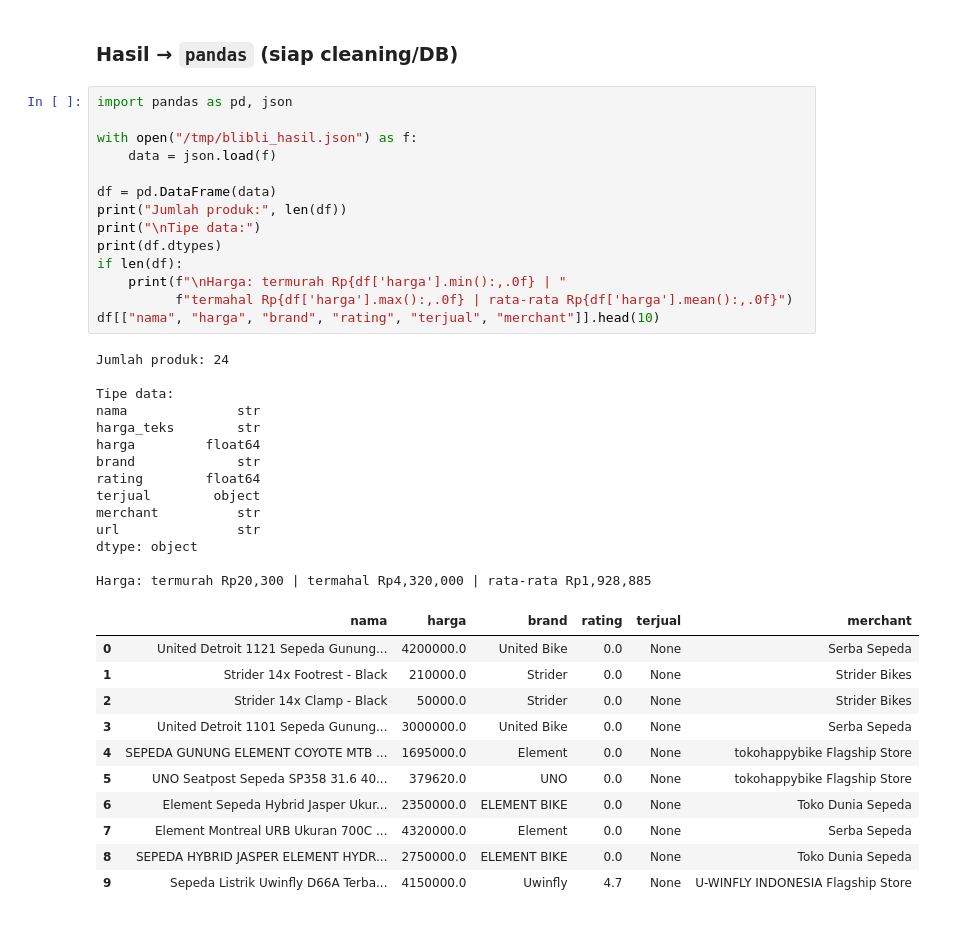
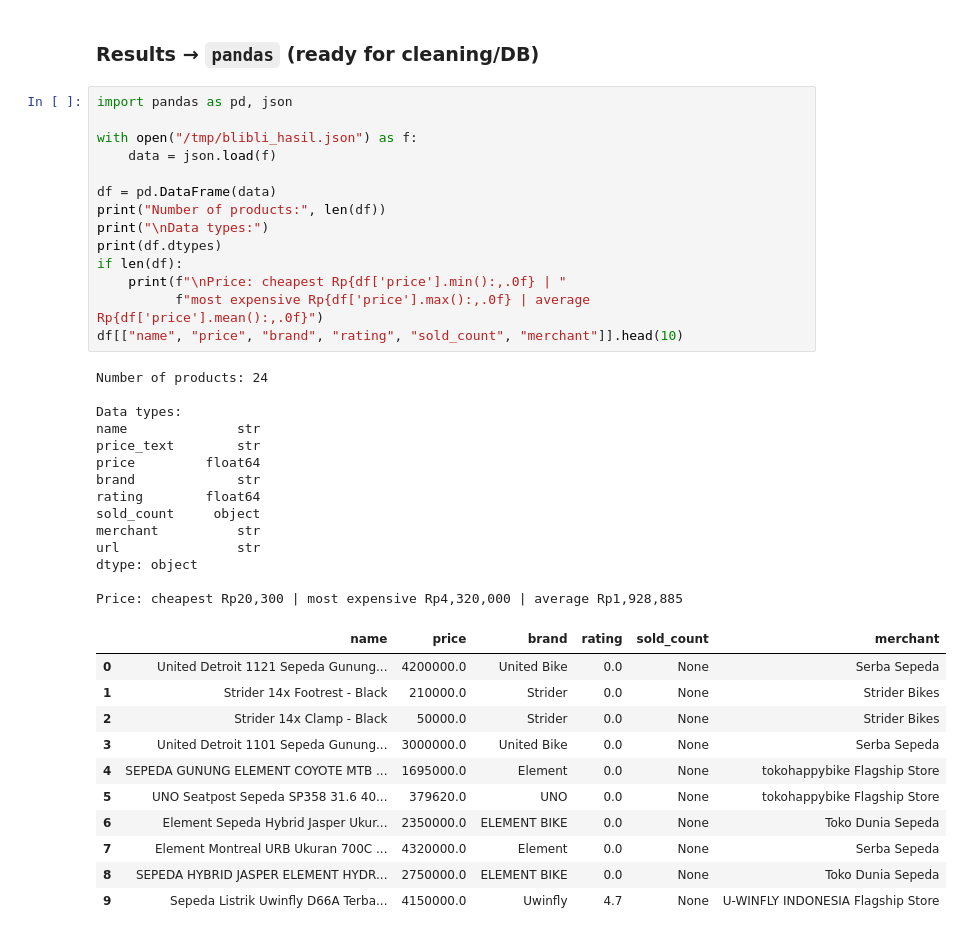
Before and after one commit to thosangs/dibimbing_scraping, a Jupyter notebook: notebooks/misc/scrapy_real_case.ipynb, the cells around one changed output. Saved outputs shown, nothing was run; the diff lists cells and outputs as text.

```diff
--- a/notebooks/misc/scrapy_real_case.ipynb
+++ b/notebooks/misc/scrapy_real_case.ipynb
@@ -412,35 +443,35 @@ Returncode: 0 | Durasi: 7.9s
 # %% [markdown]
-### Hasil → `pandas` (siap cleaning/DB)
+### Results → `pandas` (ready for cleaning/DB)
 # %%
 import pandas as pd, json
 
 with open("/tmp/blibli_hasil.json") as f:
     data = json.load(f)
 
 df = pd.DataFrame(data)
-print("Jumlah produk:", len(df))
-print("\nTipe data:")
+print("Number of products:", len(df))
+print("\nData types:")
 print(df.dtypes)
 if len(df):
-    print(f"\nHarga: termurah Rp{df['harga'].min():,.0f} | "
-          f"termahal Rp{df['harga'].max():,.0f} | rata-rata Rp{df['harga'].mean():,.0f}")
-df[["nama", "harga", "brand", "rating", "terjual", "merchant"]].head(10)
+    print(f"\nPrice: cheapest Rp{df['price'].min():,.0f} | "
+          f"most expensive Rp{df['price'].max():,.0f} | average Rp{df['price'].mean():,.0f}")
+df[["name", "price", "brand", "rating", "sold_count", "merchant"]].head(10)
 # %% [output]
-Jumlah produk: 24
+Number of products: 24
 
-Tipe data:
-nama              str
-harga_teks        str
-harga         float64
+Data types:
+name              str
+price_text        str
+price         float64
 brand             str
 rating        float64
-terjual        object
+sold_count     object
 merchant          str
 url               str
 dtype: object
 
-Harga: termurah Rp20,300 | termahal Rp4,320,000 | rata-rata Rp1,928,885
+Price: cheapest Rp20,300 | most expensive Rp4,320,000 | average Rp1,928,885
-|  | nama | harga | brand | rating | terjual | merchant |
+|  | name | price | brand | rating | sold_count | merchant |
 | 0 | United Detroit 1121 Sepeda Gunung... | 4200000.0 | United Bike | 0.0 | None | Serba Sepeda |
 | 1 | Strider 14x Footrest - Black | 210000.0 | Strider | 0.0 | None | Strider Bikes |
 | 2 | Strider 14x Clamp - Black | 50000.0 | Strider | 0.0 | None | Strider Bikes |
```
Also changed, not shown: parts of 30 cells of this notebook, 23 other files.
